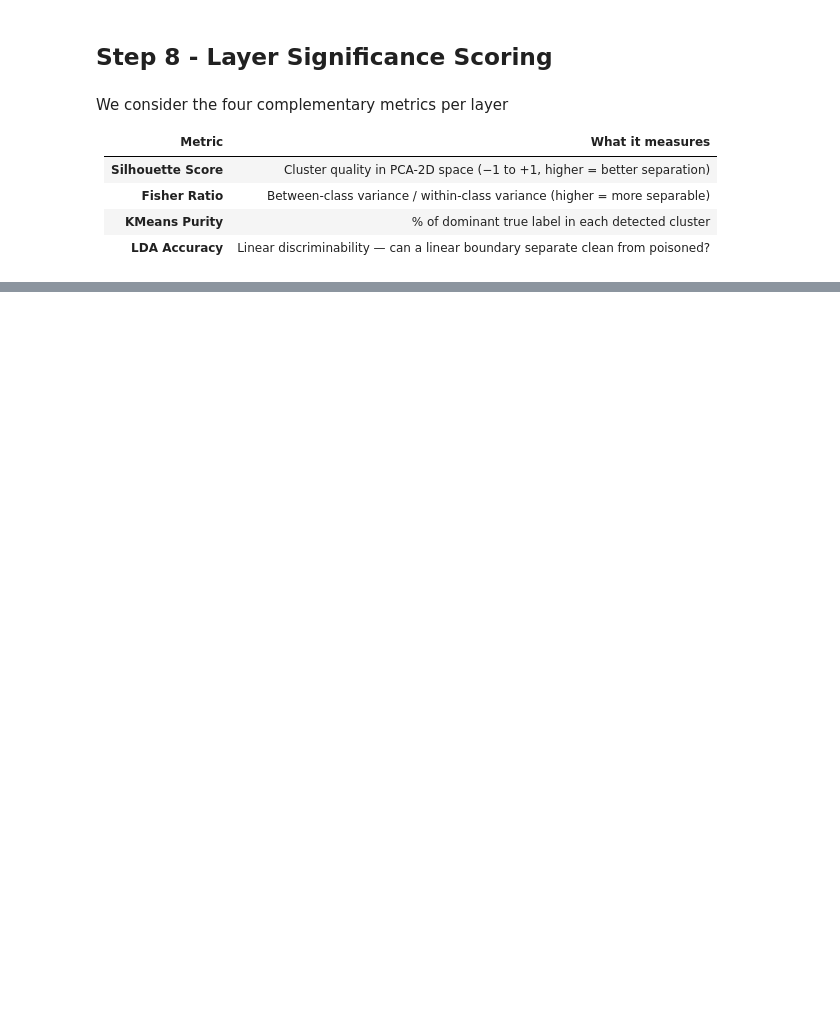
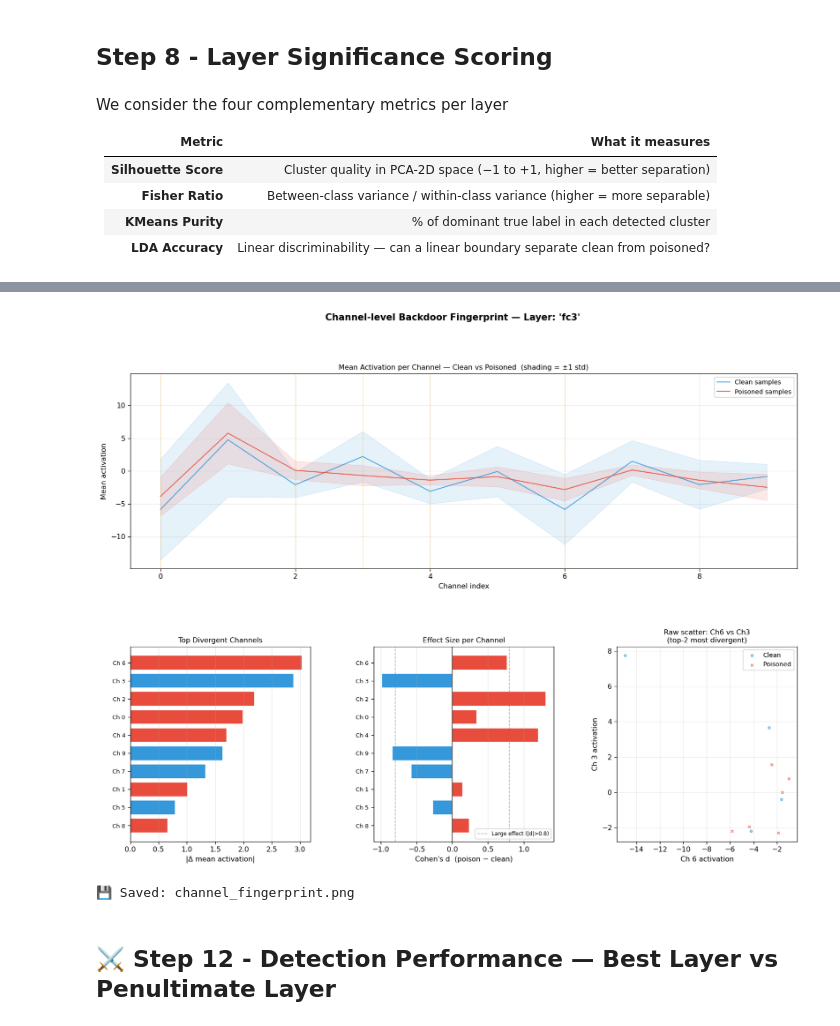
Before and after one commit to Simon-Kraft/reconstruction-activation-clustering, a Jupyter notebook: main.ipynb, the cells around one changed output, grey strips where cells are left out. Saved outputs shown, nothing was run; the diff lists cells and outputs as text; code cells hidden in the pictures; blank space fills up the shorter version.

```diff
--- a/main.ipynb
+++ b/main.ipynb
@@ -934,0 +950,73 @@ Total squared gradient distance: 65.09630151
+# %%
+fig = plt.figure(figsize=(17, 12))
+gs  = gridspec.GridSpec(2, 3, hspace=0.40, wspace=0.35)
+fig.suptitle(
+    f"Channel-level Backdoor Fingerprint — Layer: '{BEST_LAYER}'",
+    fontsize=13, fontweight='bold'
+)
+
+# 1. Mean activation per channel
+ax1 = fig.add_subplot(gs[0, :])
+ch_x = np.arange(n_channels)
+ax1.plot(ch_x, mean_clean,  label='Clean samples',   color='#3498db', linewidth=1.4, alpha=0.8)
+ax1.plot(ch_x, mean_poison, label='Poisoned samples', color='#e74c3c', linewidth=1.4, alpha=0.8)
+ax1.fill_between(ch_x, mean_clean - std_clean,   mean_clean + std_clean,   alpha=0.12, color='#3498db')
+ax1.fill_between(ch_x, mean_poison - std_poison, mean_poison + std_poison, alpha=0.12, color='#e74c3c')
+# Highlight top divergent channels
+for ch in top_ch[:5]:
+    ax1.axvline(ch, color='#f39c12', linewidth=0.8, linestyle=':', alpha=0.7)
+ax1.set_xlabel("Channel index")
+ax1.set_ylabel("Mean activation")
+ax1.set_title(f"Mean Activation per Channel — Clean vs Poisoned  (shading = ±1 std)", fontsize=10)
+ax1.legend(fontsize=9)
+ax1.grid(alpha=0.25)
+
+# 2. Top-20 channel diff bar chart
+ax2 = fig.add_subplot(gs[1, 0])
+ax2.barh(range(top_k), diff[top_ch], color=[
+    '#e74c3c' if cohens_d[ch] > 0 else '#3498db' for ch in top_ch
+], edgecolor='white')
+ax2.set_yticks(range(top_k))
+ax2.set_yticklabels([f"Ch {c}" for c in top_ch], fontsize=8)
+ax2.set_xlabel("|Δ mean activation|")
+ax2.set_title("Top Divergent Channels", fontsize=10)
+ax2.invert_yaxis()
+ax2.grid(axis='x', alpha=0.3)
+
+# 3. Cohen's d
+ax3 = fig.add_subplot(gs[1, 1])
+d_vals = cohens_d[top_ch]
+bar_c = ['#e74c3c' if v > 0 else '#3498db' for v in d_vals]
+ax3.barh(range(top_k), d_vals, color=bar_c, edgecolor='white')
+ax3.axvline(0, color='black', linewidth=0.8)
+ax3.axvline( 0.8, color='gray', linewidth=1, linestyle='--', alpha=0.6, label='Large effect (|d|>0.8)')
+ax3.axvline(-0.8, color='gray', linewidth=1, linestyle='--', alpha=0.6)
+ax3.set_yticks(range(top_k))
+ax3.set_yticklabels([f"Ch {c}" for c in top_ch], fontsize=8)
+ax3.set_xlabel("Cohen's d  (poison − clean)")
+ax3.set_title("Effect Size per Channel", fontsize=10)
+ax3.invert_yaxis()
+ax3.legend(fontsize=7.5)
+ax3.grid(axis='x', alpha=0.3)
+
+# 4. 2D scatter on TOP-2 divergent channels only (no PCA)
+ax4 = fig.add_subplot(gs[1, 2])
+ch_a, ch_b = top_ch[0], top_ch[1]
+ax4.scatter(feats_clean[:,  ch_a], feats_clean[:,  ch_b],
+            c='#3498db', alpha=0.5, s=12, label='Clean')
+ax4.scatter(feats_poison[:, ch_a], feats_poison[:, ch_b],
+            c='#e74c3c', alpha=0.6, s=12, marker='x', label='Poisoned')
+ax4.set_xlabel(f"Ch {ch_a} activation")
+ax4.set_ylabel(f"Ch {ch_b} activation")
+ax4.set_title(f"Raw scatter: Ch{ch_a} vs Ch{ch_b}\n(top-2 most divergent)", fontsize=10)
+ax4.legend(fontsize=9)
+ax4.grid(alpha=0.25)
+
+plt.savefig('channel_fingerprint.png', dpi=130, bbox_inches='tight')
+plt.show()
+print("💾 Saved: channel_fingerprint.png")
+# %% [output]
+[figure, added]
+💾 Saved: channel_fingerprint.png
+# %% [markdown]
+## ⚔️ Step 12 - Detection Performance — Best Layer vs Penultimate Layer
```
Also changed, not shown: parts of 17 cells of this notebook, 5 other files.
